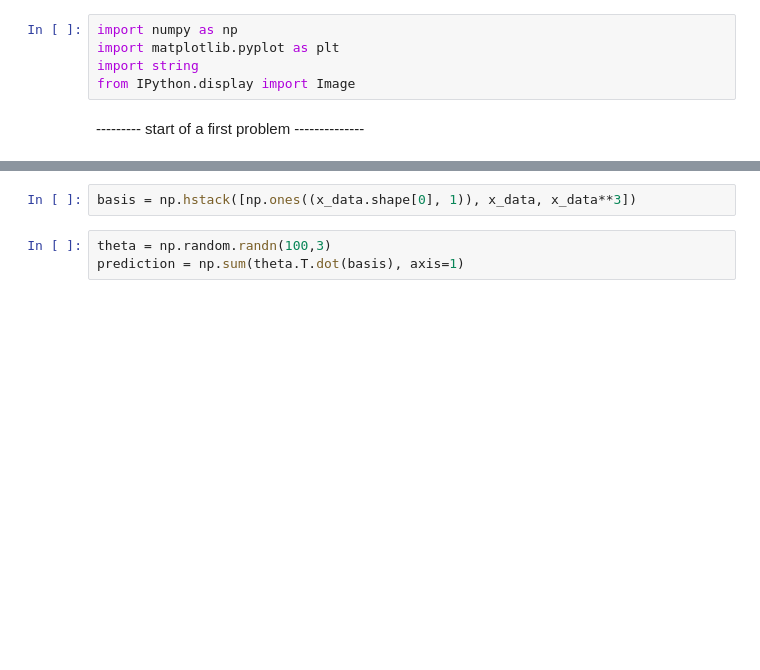
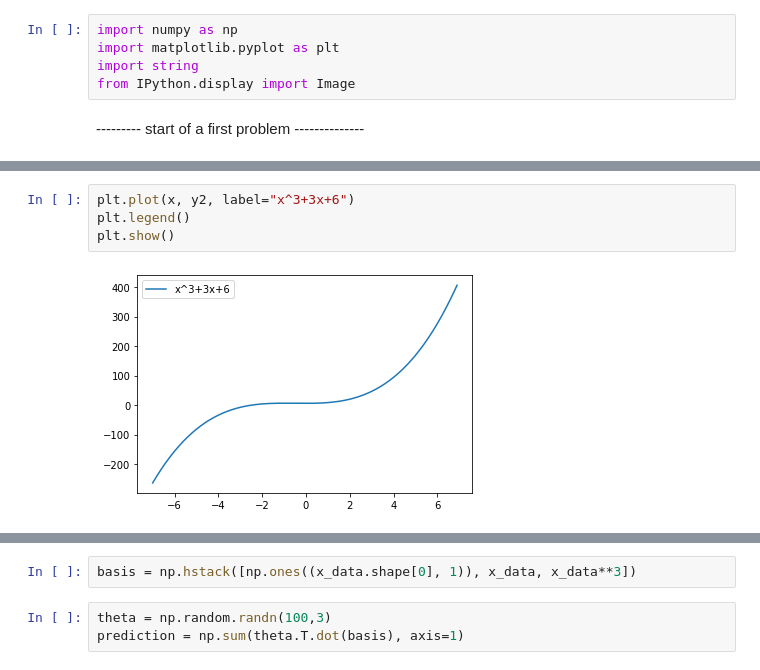
Before and after one commit to BorisOskolkov/MLcourse, a Jupyter notebook: asng01/A01_task.ipynb, the cells around one changed output, grey strips where cells are left out. Cells and saved outputs as stored; diff of their text form; blank space fills up the shorter version.

```diff
--- a/asng01/A01_task.ipynb
+++ b/asng01/A01_task.ipynb
@@ -30,0 +50,6 @@ plt.plot(x_test, y_test, 'go')
+# %%
+plt.plot(x, y2, label="x^3+3x+6")
+plt.legend()
+plt.show()
+# %% [output]
+[figure, added]
```
Also changed, not shown: parts of 13 cells of this notebook.
